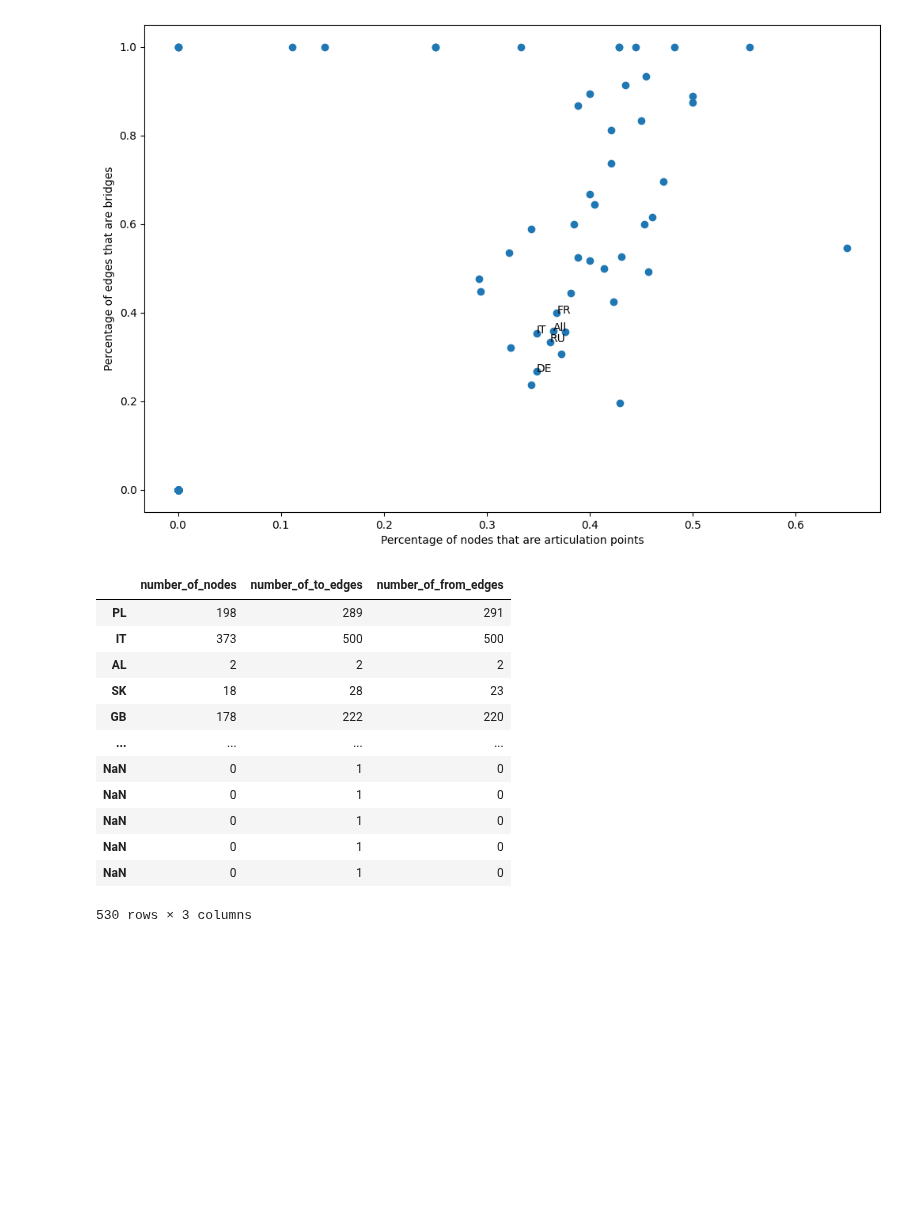
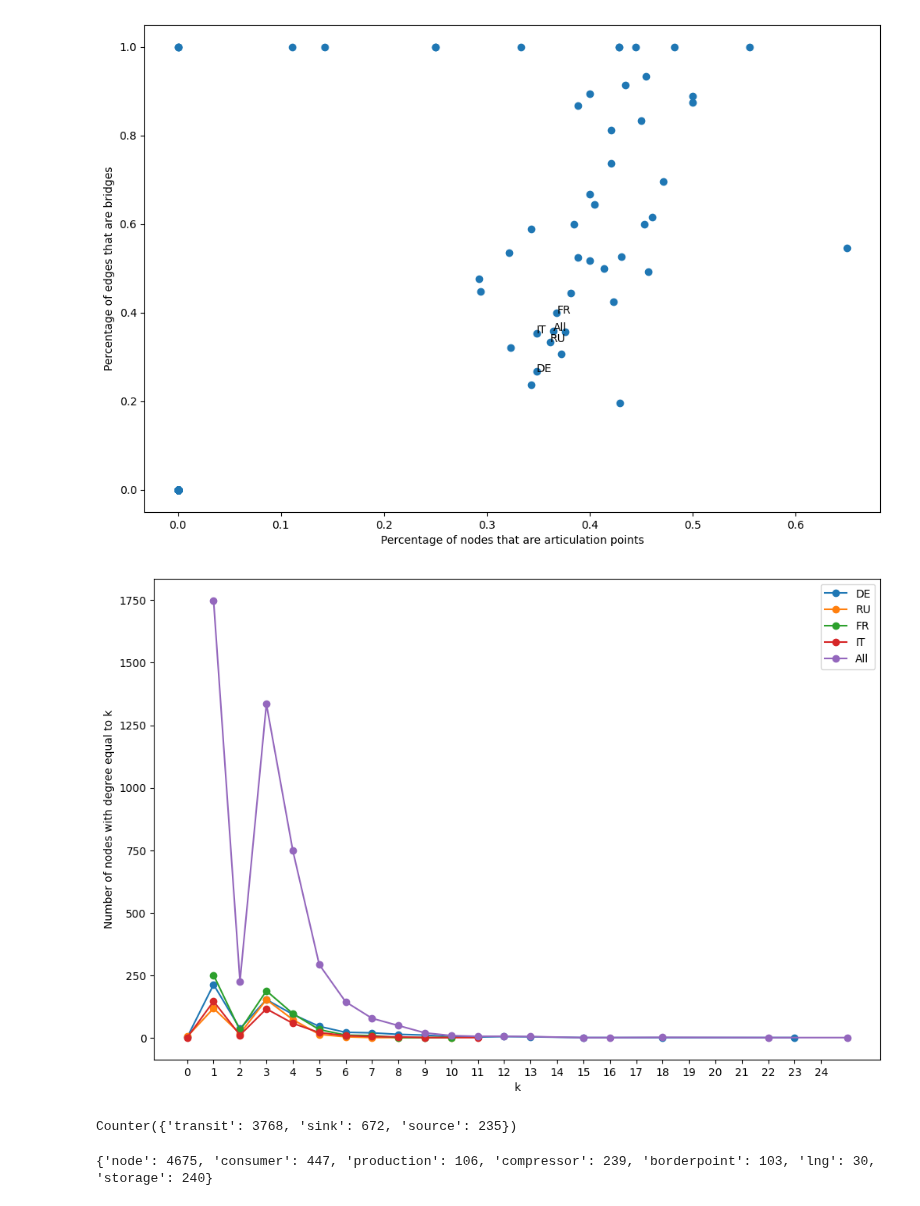
Before and after one commit to johanmasvie/iggielgn_topology_analysis, a Jupyter notebook: new_topo_analysis_iggielgn.ipynb, the cells around one changed output. Saved outputs shown, nothing was run; the diff lists cells and outputs as text; code cells hidden in the pictures; blank space fills up the shorter version.

```diff
--- a/new_topo_analysis_iggielgn.ipynb
+++ b/new_topo_analysis_iggielgn.ipynb
@@ -27,0 +108,9 @@ with open('graph_objects/G_simple_undirected_iggielgn.pickle', 'rb') as f:
+# %%
+# Print the node pairs with 10 parallel edges
+print("Node pairs with 10 parallel edges in G_multi_directed:")
+for i in [2, 3, 4, 5, 11]:
+    for u, v, d in G_multi_directed.edges:
+        if len(G_multi_directed[u][v]) == i:
+            # If u = v, then it is a self-loop
+            if u == v:
+                print("Self-loop:", u)
@@ -215,19 +322,50 @@ plt.savefig('latex_figures/percentage_of_nodes_that_are_articulation_points_vs_p
 plt.show()
 # %% [output]
 [figure]
-# %%
-countries_df
-# %% [output]
-|  | number_of_nodes | number_of_to_edges | number_of_from_edges |
-| PL | 198 | 289 | 291 |
-| IT | 373 | 500 | 500 |
-| AL | 2 | 2 | 2 |
-| SK | 18 | 28 | 23 |
-| GB | 178 | 222 | 220 |
-| ... | ... | ... | ... |
-| NaN | 0 | 1 | 0 |
-| NaN | 0 | 1 | 0 |
-| NaN | 0 | 1 | 0 |
-| NaN | 0 | 1 | 0 |
-| NaN | 0 | 1 | 0 |
-530 rows × 3 columns
+# %%
+# Plot the degree distribution, non-cum, for the entire graph and the countries DE, RU, FR, IT
+plt.figure(figsize=(12, 8))
+for country_code in ['DE', 'RU', 'FR', 'IT']:
+    # Create a subgraph of G_multi_directed where the country_code is the one we are interested in
+    sub_graph = G_multi_directed.subgraph([n for n in G_multi_directed.nodes if G_multi_directed.nodes[n]['country_code'] == country_code])
+    degree_sequence = sorted([d for n, d in sub_graph.degree()], reverse=True)
+    degreeCount = collections.Counter(degree_sequence)
+    deg, cnt = zip(*degreeCount.items())
+    plt.plot(deg, cnt, 'o-', label=country_code)
+
+degree_sequence = sorted([d for n, d in G_multi_directed.degree()], reverse=True)
+degreeCount = collections.Counter(degree_sequence)
+deg, cnt = zip(*degreeCount.items())
+plt.plot(deg, cnt, 'o-', label='All')
+
+# Show all x-axis labels at 1 increments
+plt.xticks(np.arange(0, 25, 1))
+plt.xlabel('k')
+plt.ylabel('Number of nodes with degree equal to k')
+plt.legend()
+
+plt.show()
+# %% [output]
+[figure, added]
+# %%
+# Print a value count for the flow_type attribute of the nodes in G_multi_directed
+flow_type_count = G_multi_directed.nodes(data='flow_type')
+flow_type_count = [flow_type for node, flow_type in flow_type_count]
+flow_type_count = collections.Counter(flow_type_count)
+print(flow_type_count)
+# %% [output]
+Counter({'transit': 3768, 'sink': 672, 'source': 235})
+# %%
+# For the entire graph, and for nodes with degree < 10, plot, as stacked bar charts, the number of nodes per node type. The type of the node is an attribute of the node
+node_types = set([G_multi_directed.nodes[node]['type'] for node in G_multi_directed.nodes])
+node_type_dict = {"node": 0, "consumer": 0, "production": 0, "compressor": 0, "borderpoint": 0, "lng": 0, "storage": 0}
+
+for node in G_multi_directed.nodes:
+    node_type = G_multi_directed.nodes[node]['type']
+    for key in node_type_dict:
+        if key in node_type:
+            node_type_dict[key] += 1
+
+print(node_type_dict)
+# %% [output]
+{'node': 4675, 'consumer': 447, 'production': 106, 'compressor': 239, 'borderpoint': 103, 'lng': 30, 'storage': 240}
```
Also changed, not shown: parts of 6 cells of this notebook, 1 other file.
